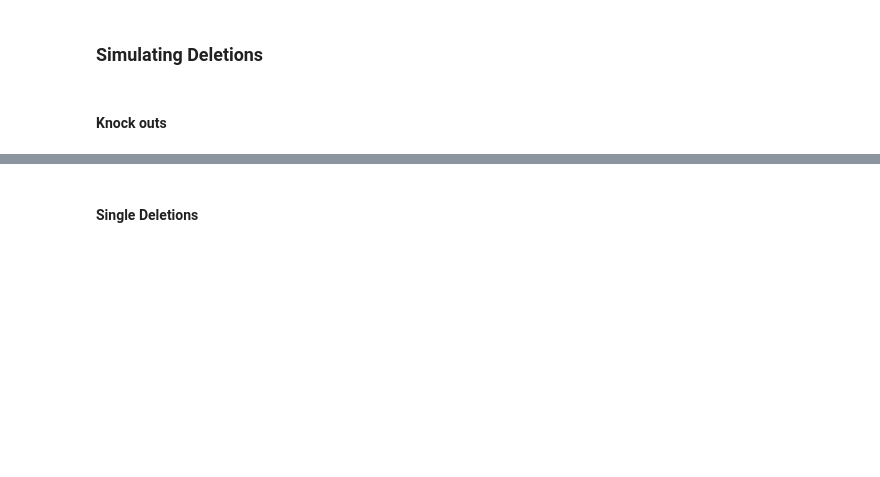
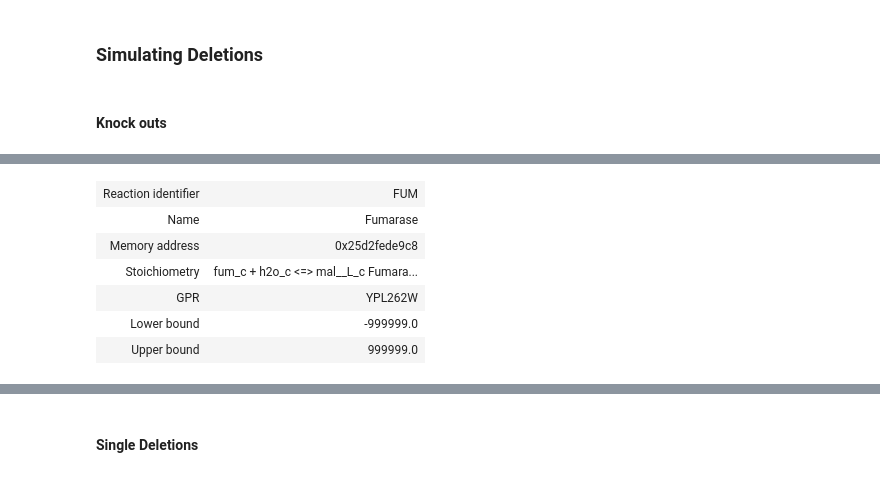
Before and after one commit to BioSystemsUM/s2m2, a Jupyter notebook: flux_analysis/s2m2 - hands-on cobra - Exercise 6.ipynb, the cells around one changed output, grey strips where cells are left out. Cells and saved outputs as stored; diff of their text form; code cells hidden in the pictures; blank space fills up the shorter version.

```diff
--- a/flux_analysis/s2m2 - hands-on cobra - Exercise 6.ipynb
+++ b/flux_analysis/s2m2 - hands-on cobra - Exercise 6.ipynb
@@ -195,0 +213,10 @@ Secretion
+# %%
+model.reactions.FUM
+# %% [output]
+| Reaction identifier | FUM |
+| Name | Fumarase |
+| Memory address | 0x25d2fede9c8 |
+| Stoichiometry | fum_c + h2o_c <=> mal__L_c Fumara... |
+| GPR | YPL262W |
+| Lower bound | -999999.0 |
+| Upper bound | 999999.0 |
```
Also changed, not shown: parts of 27 cells of this notebook, 1 other file.
